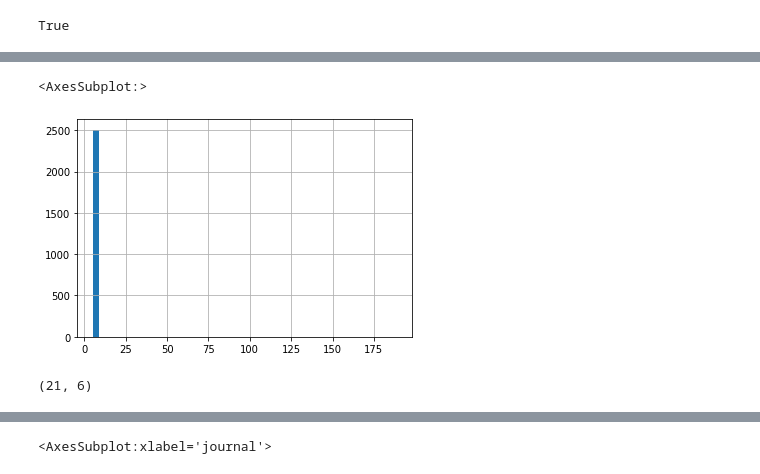
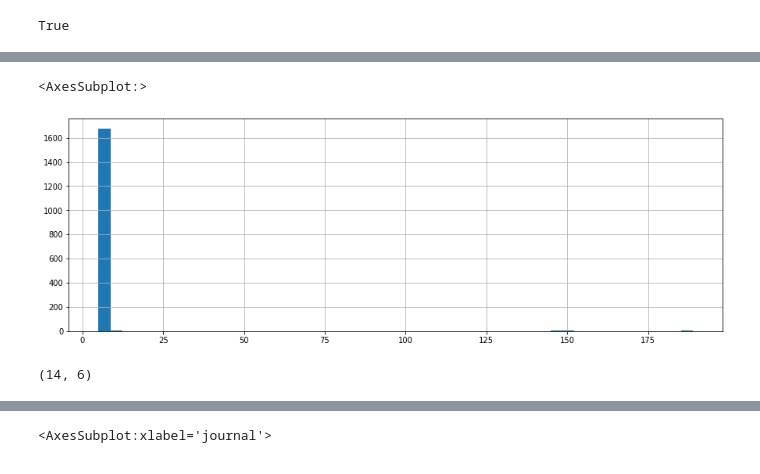
Before and after one commit to opertifelipe/frontiers, a Jupyter notebook: notebooks/Exploration.ipynb, the cells around one changed output, grey strips where cells are left out. Saved outputs shown, nothing was run; the diff lists cells and outputs as text; code cells hidden in the pictures.

```diff
--- a/notebooks/Exploration.ipynb
+++ b/notebooks/Exploration.ipynb
@@ -210 +206,3 @@ df.head(5)
+# %%
+df_train = pickle.load( open("../data/intermediate/df_train_intermediate.pickle","rb"))
 # %%
@@ -226,11 +224,11 @@ df.sort_values(by="keywords_len", ascending=False)
 # %%
-df["keywords_len"].hist(bins=50)
+df_train["keywords_len"].hist(bins=50)
 # %% [output]
 <AxesSubplot:>
-[figure, old version]
+[figure, new version]
 # %%
 import matplotlib.pyplot as plt
-df[df["keywords_len"] >8].shape
+df_train[df_train["keywords_len"] >8].shape
 # %% [output]
-(21, 6)
+(14, 6)
 # %%
```
Also changed, not shown: parts of 18 cells of this notebook, 3 other files.
